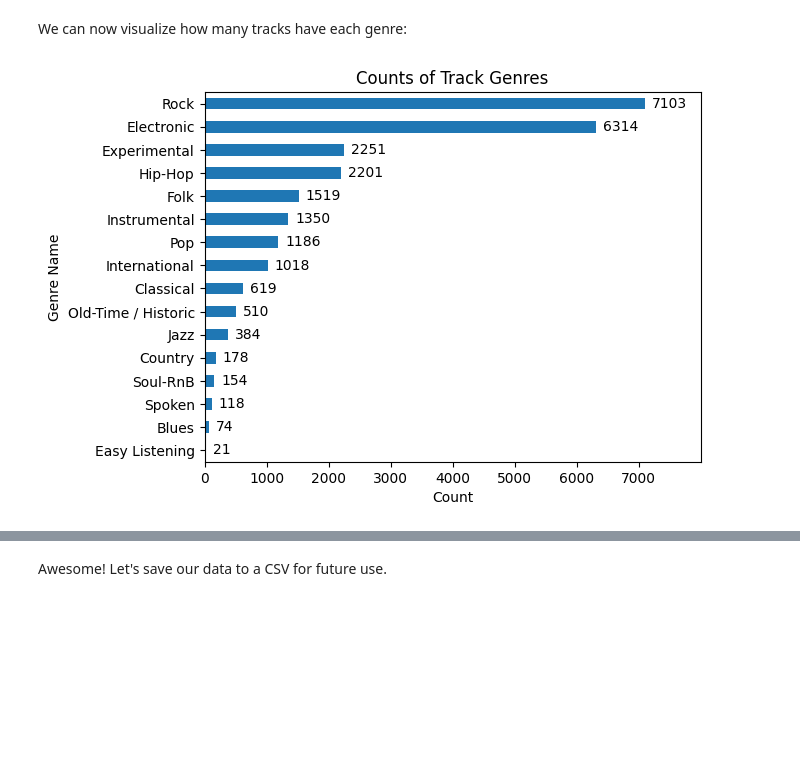
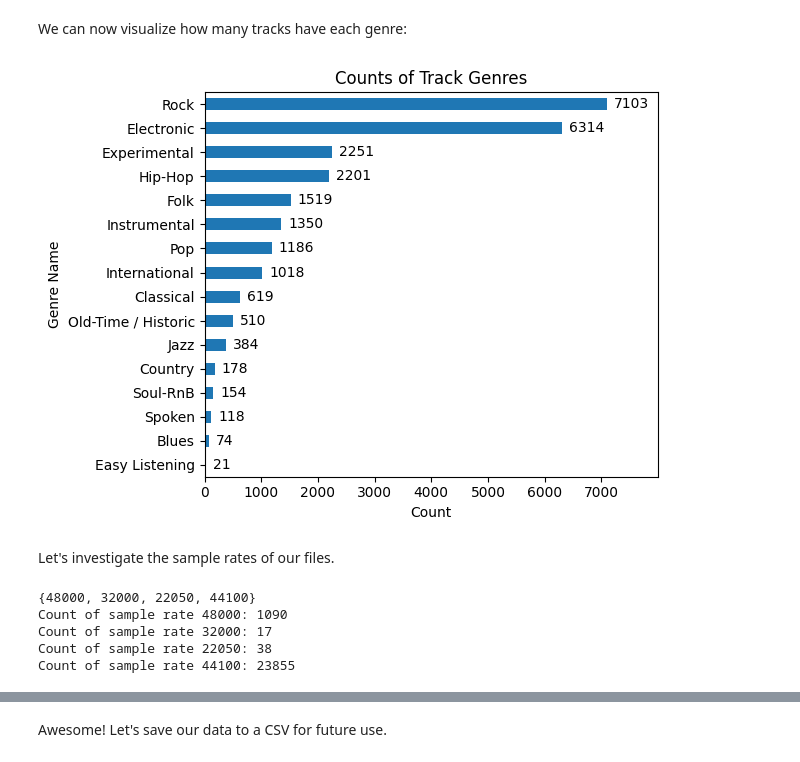
Before and after one commit to peterlecavalier/genre_classifier, a Jupyter notebook: genres_processing.ipynb, the cells around one changed output, grey strips where cells are left out. Drawn from its saved outputs; the diff is of its cells as text; code cells hidden in the pictures; blank space fills up the shorter version.

```diff
--- a/genres_processing.ipynb
+++ b/genres_processing.ipynb
@@ -228,14 +228,16 @@ We can now visualize how many tracks have each genre:
 # %%
 ax = tracks.parent_genre_title.value_counts().sort_values().plot(kind='barh')
 plt.title('Counts of Track Genres')
 plt.xlabel('Count')
 plt.ylabel('Genre Name')
 # Add value labels to the bars
 for p in ax.patches:
     ax.annotate(str(p.get_width()), (p.get_width(), p.get_y() + p.get_height() / 2.),
                 ha='left', va='center', xytext=(5, 0), textcoords='offset points')
 plt.xlim(0, 7999)
-#plt.tight_layout()
+plt.tight_layout()
 plt.savefig('./visualizations/genres_count.png')
 # %% [output]
-[figure, old version]
+[figure, new version]
+# %% [markdown]
+Let's investigate the sample rates of our files.
@@ -241,0 +254,12 @@ plt.savefig('./visualizations/genres_count.png')
+# %%
+# This will give the unique sample rate values
+print(set(rates.values()))
+
+for rate in set(rates.values()):
+    print(f"Count of sample rate {rate}: {list(rates.values()).count(rate)}")
+# %% [output]
+{48000, 32000, 22050, 44100}
+Count of sample rate 48000: 1090
+Count of sample rate 32000: 17
+Count of sample rate 22050: 38
+Count of sample rate 44100: 23855
```
Also changed, not shown: parts of 8 cells of this notebook, 1 other file.
